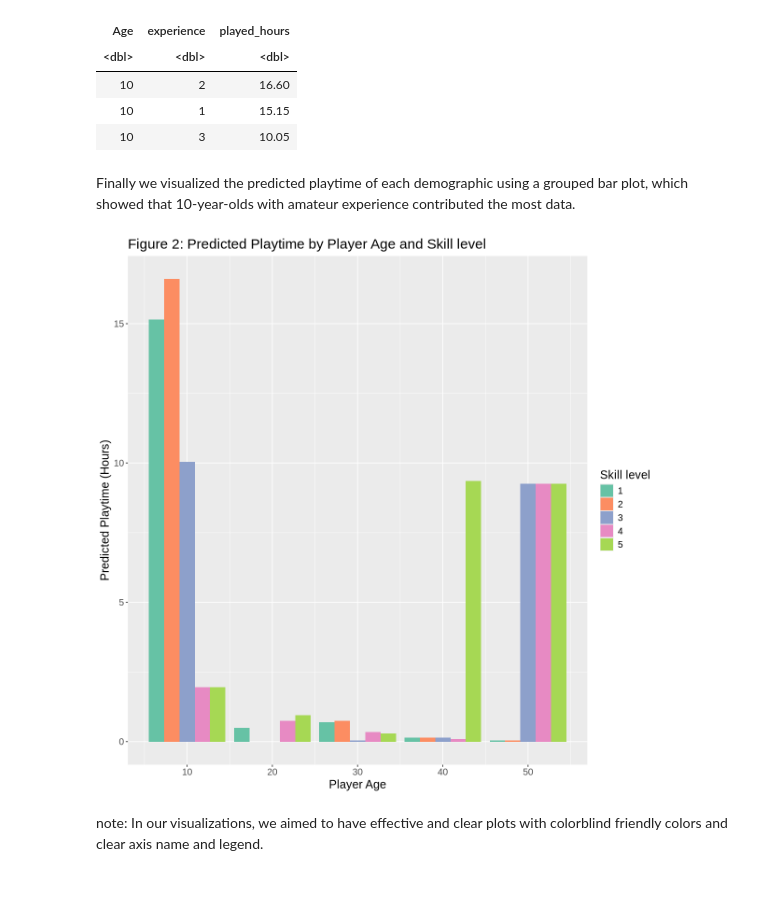
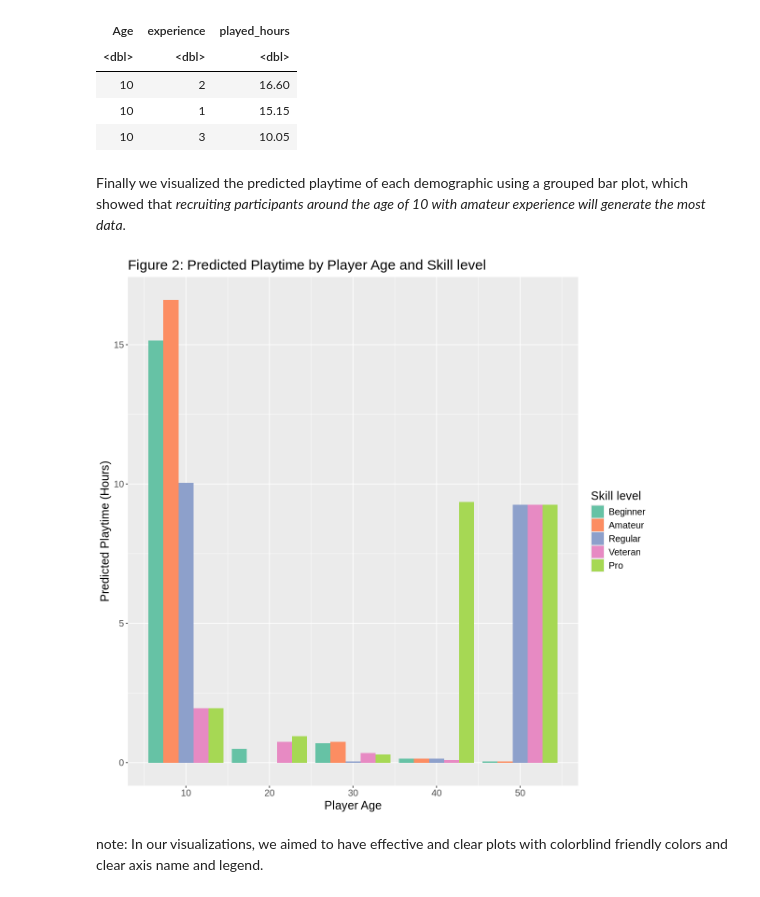
Before and after one commit to Jaye136/DSCI-100-project, a Jupyter notebook: project_version0.ipynb, the cells around one changed output. Saved outputs shown, nothing was run; the diff lists cells and outputs as text; code cells hidden in the pictures.

```diff
--- a/project_version0.ipynb
+++ b/project_version0.ipynb
@@ -263,23 +235,29 @@ A tibble: 3 × 3
 | 10 | 1 | 15.15 |
 | 10 | 3 | 10.05 |
 # %% [markdown]
-Finally we visualized the predicted playtime of each demographic using a grouped bar plot, which showed that 10-year-olds with amateur experience contributed the most data.
+Finally we visualized the predicted playtime of each demographic using a grouped bar plot, which showed that *recruiting participants around the age of 10 with amateur experience will generate the most data*.
 # %%
 # visualise the data analysis
 options(repr.plot.height = 10, repr.plot.width = 10)
 player_demo_graph <- pred_demographic_playtime |>
 mutate(experience = as.factor(experience)) |>
+mutate(experience = fct_recode(as_factor(experience),
+                               "Pro" = "5",
+                               "Veteran" = "4",
+                               "Regular" = "3",
+                               "Amateur" = "2",
+                               "Beginner" = "1")) |>
 ggplot(aes(x = Age, y = played_hours, fill = experience)) +
 geom_bar(stat = "identity", position = "dodge") +
 labs(title = "Figure 2: Predicted Playtime by Player Age and Skill level",
     x = "Player Age",
     y = "Predicted Playtime (Hours)",
     fill = "Skill level")+
 scale_fill_brewer(palette = "Set2")+
 theme(text=element_text(size=15))
 player_demo_graph
 # %% [output]
-[figure, old version]
+[figure, new version]
 # %% [markdown]
 note: In our visualizations, we aimed to have effective and clear plots with colorblind friendly colors and clear axis name and legend.
 # %% [markdown]
```
Also changed, not shown: parts of 11 cells of this notebook.
